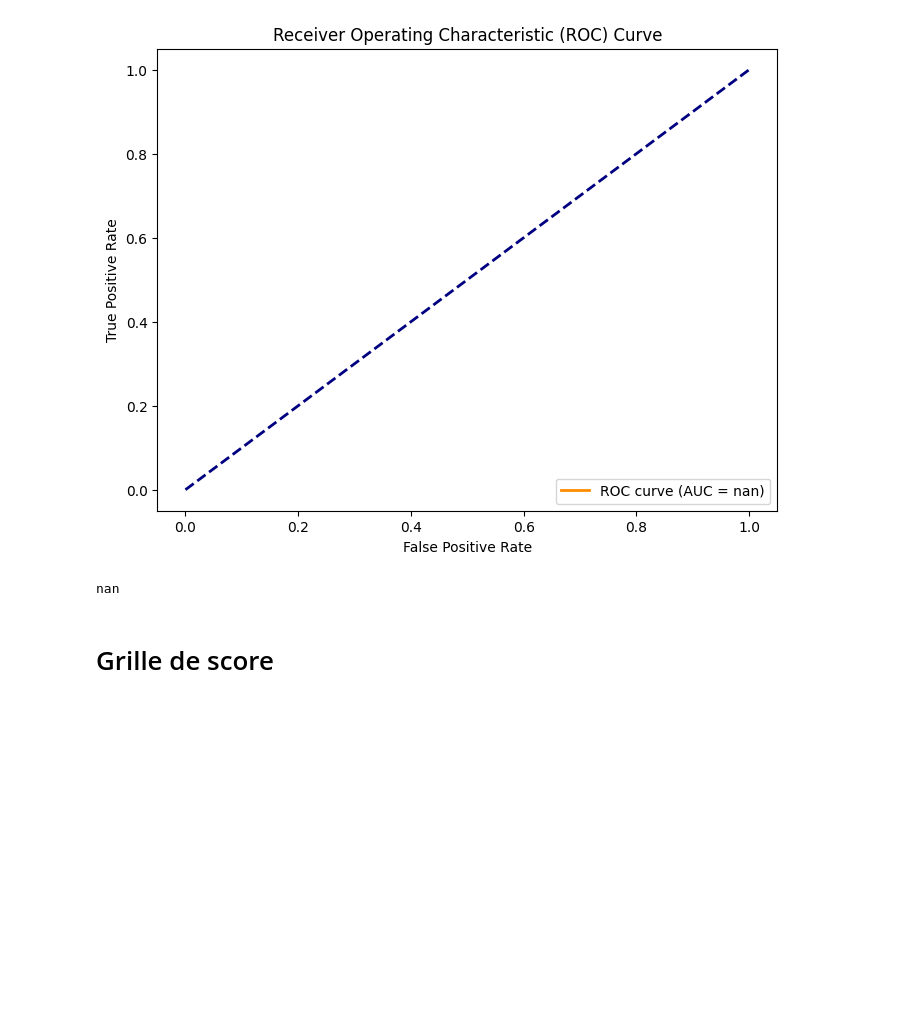
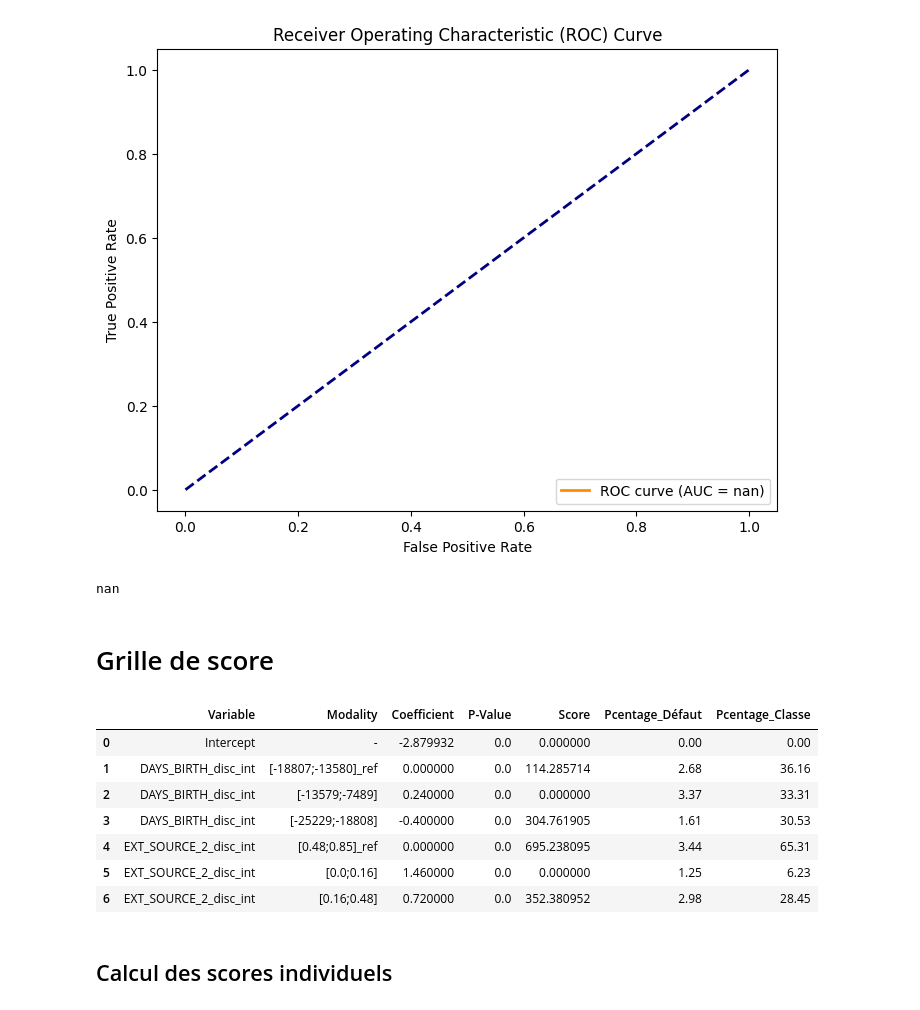
Before and after one commit to SamuelBaheux/Challenge_Nexialog, a Jupyter notebook: notebooks/grid_score.ipynb, the cells around one changed output. Drawn from its saved outputs; the diff is of its cells as text; code cells hidden in the pictures; blank space fills up the shorter version.

Commit message:
fix grid score

```diff
--- a/notebooks/grid_score.ipynb
+++ b/notebooks/grid_score.ipynb
@@ -34,8 +18,8 @@ Discrétisation des variables numériques en cours ...
 # %%
-train_prepared.to_csv("../data/train_prepared.csv")
-test_prepared.to_csv("../data/test_prepared.csv")
-#train_prepared = pd.read_csv("../data/train_prepared.csv", index_col=[0])
-#test_prepared = pd.read_csv("../data/test_prepared.csv", index_col=[0])
+#train_prepared.to_csv("../data/train_prepared.csv")
+#test_prepared.to_csv("../data/test_prepared.csv")
+train_prepared = pd.read_csv("../data/train_prepared.csv", index_col=[0])
+test_prepared = pd.read_csv("../data/test_prepared.csv", index_col=[0])
 # %%
 df_train = train_prepared.copy()
 # %%
@@ -46,7 +30,7 @@ df_train = df_train.iloc[:280000,:]
 # %% [markdown]
 # Modélisation
 # %%
-features = list(df_train.iloc[:,2:7].columns)
+features = list(df_train.iloc[:,2:4].columns)
 # %%
 formula = f'TARGET ~ {" + ".join(f"C({var})" for var in features)}'
 # %%
@@ -98,3 +82,18 @@ gini_coefficient
 nan
 # %% [markdown]
 # Grille de score
+# %%
+g = GridScore(train_prepared, logit_model).compute_grid_score()
+# %%
+g
+# %% [output]
+|  | Variable | Modality | Coefficient | P-Value | Score | Pcentage_Défaut | Pcentage_Classe |
+| 0 | Intercept | - | -2.879932 | 0.0 | 0.000000 | 0.00 | 0.00 |
+| 1 | DAYS_BIRTH_disc_int | [-18807;-13580]_ref | 0.000000 | 0.0 | 114.285714 | 2.68 | 36.16 |
+| 2 | DAYS_BIRTH_disc_int | [-13579;-7489] | 0.240000 | 0.0 | 0.000000 | 3.37 | 33.31 |
+| 3 | DAYS_BIRTH_disc_int | [-25229;-18808] | -0.400000 | 0.0 | 304.761905 | 1.61 | 30.53 |
+| 4 | EXT_SOURCE_2_disc_int | [0.48;0.85]_ref | 0.000000 | 0.0 | 695.238095 | 3.44 | 65.31 |
+| 5 | EXT_SOURCE_2_disc_int | [0.0;0.16] | 1.460000 | 0.0 | 0.000000 | 1.25 | 6.23 |
+| 6 | EXT_SOURCE_2_disc_int | [0.16;0.48] | 0.720000 | 0.0 | 352.380952 | 2.98 | 28.45 |
+# %% [markdown]
+## Calcul des scores individuels
```
Also changed, not shown: parts of 6 cells of this notebook, 2 other files.
